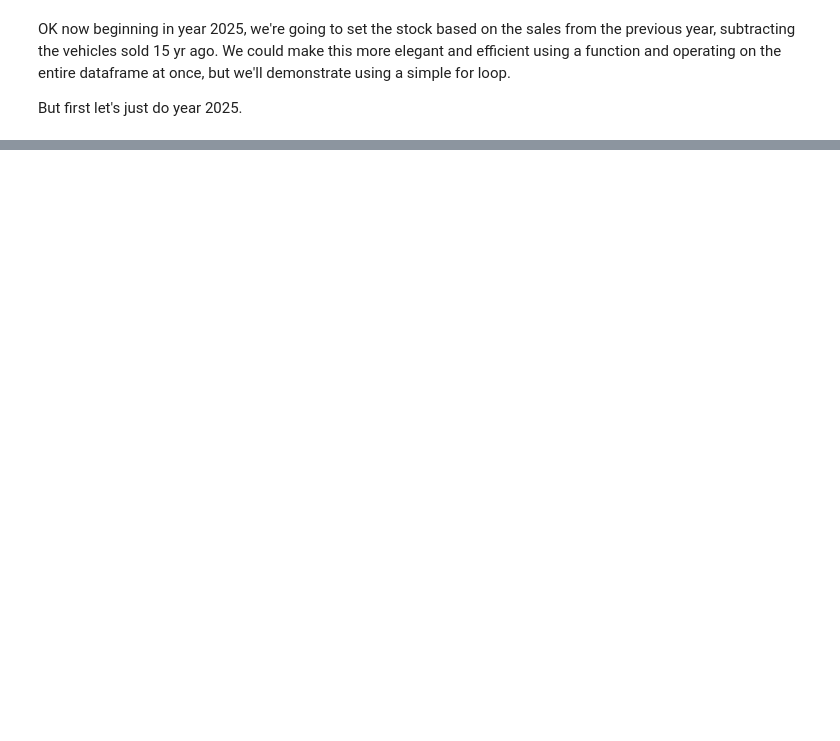
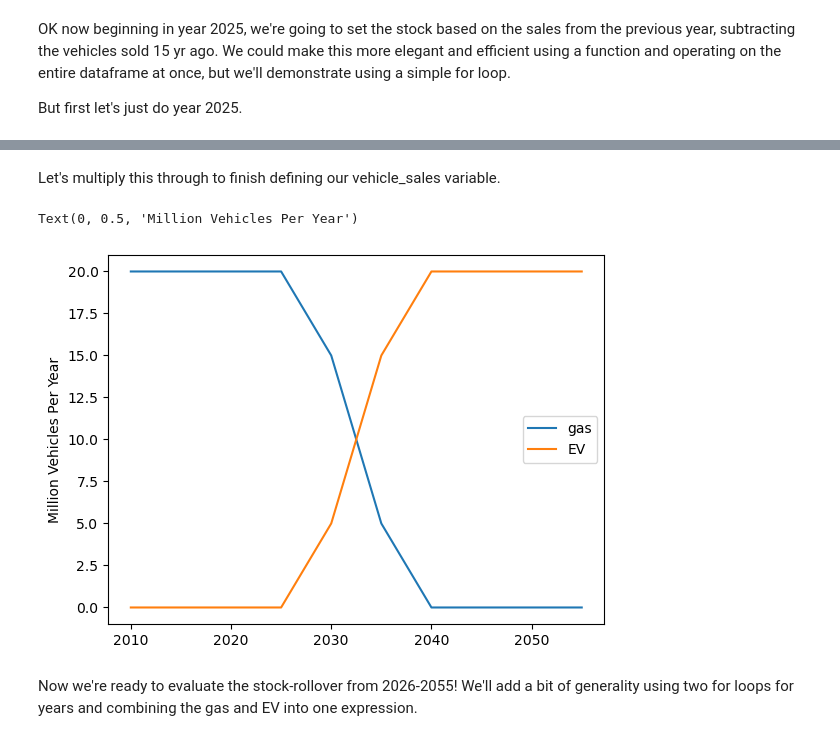
Before and after one commit to usf-esm/usf-engy680-urban-energy-fall2026, a Jupyter notebook: example_notebooks/simple_stock_rollover.ipynb, the cells around one changed output, grey strips where cells are left out. Drawn from its saved outputs; the diff is of its cells as text; code cells hidden in the pictures; blank space fills up the shorter version.

```diff
--- a/example_notebooks/simple_stock_rollover.ipynb
+++ b/example_notebooks/simple_stock_rollover.ipynb
@@ -128,0 +139,11 @@ fleet_projection.head(15) # Show the first 15 rows
+# %%
+# Do the same thing for sales, but go through 2025
+# This time we'll demonstrate just setting it equal to the first row.
+vehicle_sales.loc[yyyy[:16], fuels] = vehicle_sales.loc[2010].values
+# Using yyyy[:16] we're referencing the first 15 years.
+# By leaving out the column range, it infers we want to broadcast to the whole range. But you have to use the ".values" so pandas interprets the shape correctly.
+# This part can sometimes take trial and error. (I had to ask a chatbot for help getting the syntax right in this case.) You can always
+# fall back on doing it element by element and use for loops in a pinch. Just note this is less efficient if you have much larger data because the built-in
+# functions call pre-compiled C libraries, so you're calling these libraries many times rather than just once.
+
+vehicle_sales.head(16)
@@ -173,0 +212,25 @@ sales_share_EV.plot()
+# %% [markdown]
+Let's multiply this through to finish defining our vehicle_sales variable.
+# %%
+vehicle_sales.loc[:, 'gas'] = (1 - sales_share_EV) * n_total_sales
+vehicle_sales.loc[:, 'EV'] = sales_share_EV * n_total_sales
+
+# The ":" means fill all rows here.
+
+# We could have done this in one line if we had defined sales_share generically with the same "fuels" dimensions as the
+# other variables and constrained it to add to 1.
+
+# Let's plot and make sure we got what we wanted!
+# The built-in pandas plot function is convenient here.
+# Divide by 1e6 to show million vehicles per year.
+
+(vehicle_sales / 1e6).plot() # Using parentheses converts this into a new pandas dataframe to use the member function "plot."
+# This is actually an interface for matplotlib.plt with information about the shape passed in.
+
+plt.ylabel('Million Vehicles Per Year')
+# %% [output]
+Text(0, 0.5, 'Million Vehicles Per Year')
+[figure, added]
+# %% [markdown]
+Now we're ready to evaluate the stock-rollover from 2026-2055!
+We'll add a bit of generality using two for loops for years and combining the gas and EV into one expression.
```
Also changed, not shown: parts of 22 cells of this notebook.
